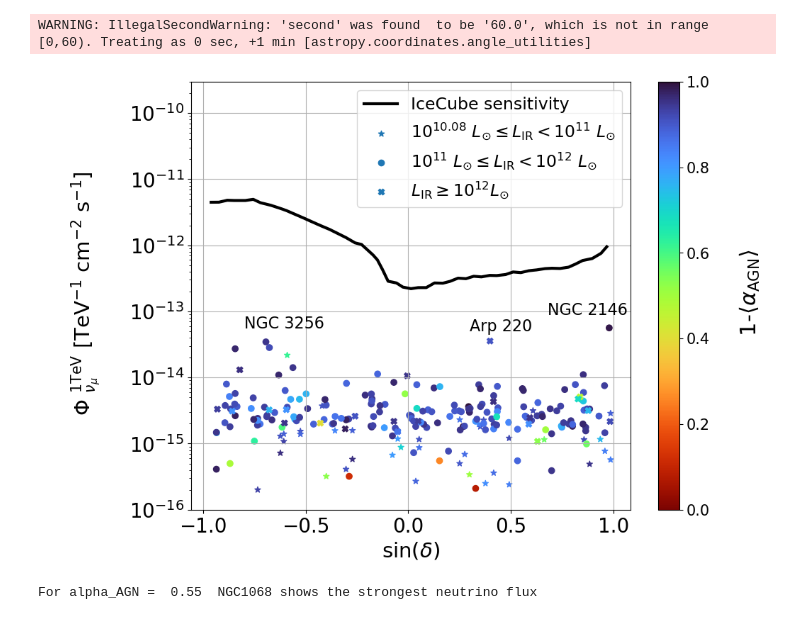
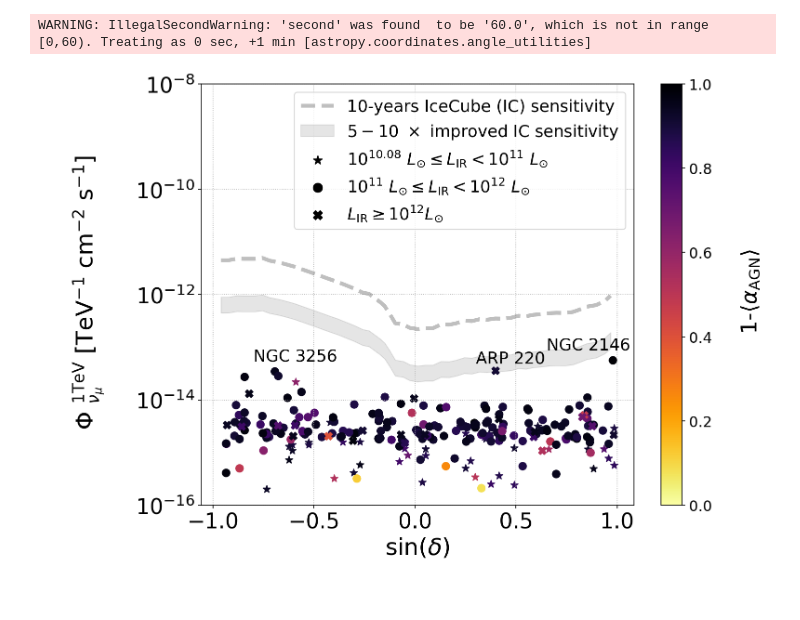
Before and after one commit to YarnoMerckx/neutrino-flux-GOALS-galaxies, a Jupyter notebook: GOALS_flux_predictions.ipynb, the cells around one changed output. Cells and saved outputs as stored; diff of their text form; code cells hidden in the pictures.

```diff
--- a/GOALS_flux_predictions.ipynb
+++ b/GOALS_flux_predictions.ipynb
@@ -105,47 +87,59 @@ WARNING: IllegalSecondWarning: 'second' was found  to be '60.0', which is not in
 Sindec_IceCube_sens = np.loadtxt("sindec_10years")
 Flux_IceCube_sens = np.loadtxt("Fluxsens_10years")
 # %%
-plt.figure(figsize=(10,8), dpi= 100, facecolor='w', edgecolor='k')
+plt.figure(figsize=(10,8), dpi= 150, facecolor='w', edgecolor='k')
+plt.grid(ls = 'dotted')
+#NGC1068_dec = -0.013281 #deg
+plt.plot(Sindec_IceCube_sens,Flux_IceCube_sens, label = '10-years IceCube (IC) sensitivity',linewidth = 4,
+         color = 'grey', ls = 'dashed',alpha = 0.5)
+plt.fill_between(Sindec_IceCube_sens,Flux_IceCube_sens/5,Flux_IceCube_sens/10,
+                 color='grey',alpha = 0.2,label = '$5-10~\\times$ improved IC sensitivity')
 
 
-plt.grid()
-#plt.scatter(c_rad_sin_irg,FTeV_irg*(1e3/pow(1e3,2)),vmin=0,vmax=1,s = (1-AGNfracs_irg)*60 ,marker = '*', c = (1-AGNfracs_irg),cmap = "turbo_r", label = '$ 10^{10.08}~L_{\odot} \leq L_{\mathrm{IR}} < 10^{11}~L_{\odot}$')
-#plt.scatter(c_rad_sin_lirg,FTeV_lirg*(1e3/pow(1e3,2)),vmin=0,vmax=1 , s = (1-AGNfracs_lirg)*60 , marker = 'o',c = (1-AGNfracs_lirg),cmap = "turbo_r", label = '$10^{11}~L_{\odot} \leq L_{\mathrm{IR}} < 10^{12}~L_{\odot}$')
-#plt.scatter(c_rad_sin_ulirg,FTeV_ulirg*(1e3/pow(1e3,2)), vmin = 0, vmax = 1,s = (1-AGNfracs_ulirg)*60 ,marker='X',c = (1-AGNfracs_ulirg),cmap = "turbo_r", label = '$L_{\mathrm{IR}} \geq 10^{12} L_{\odot}$')
+#NGC1068_sindec = np.sin(np.deg2rad(NGC1068_dec))
 
-plt.scatter(c_rad_sin_irg,FTeV_irg*(1e3/pow(1e3,2)),vmin=0,vmax=1 ,marker = '*', c = (1-AGNfracs_irg),cmap = "turbo_r", label = '$ 10^{10.08}~L_{\odot} \leq L_{\mathrm{IR}} < 10^{11}~L_{\odot}$')
-plt.scatter(c_rad_sin_lirg,FTeV_lirg*(1e3/pow(1e3,2)),vmin=0,vmax=1 , marker = 'o',c = (1-AGNfracs_lirg),cmap = "turbo_r", label = '$10^{11}~L_{\odot} \leq L_{\mathrm{IR}} < 10^{12}~L_{\odot}$')
-plt.scatter(c_rad_sin_ulirg,FTeV_ulirg*(1e3/pow(1e3,2)), vmin = 0, vmax = 1 ,marker='X',c = (1-AGNfracs_ulirg),cmap = "turbo_r", label = '$L_{\mathrm{IR}} \geq 10^{12} L_{\odot}$')
+#plt.scatter(NGC1068_sindec,NGC1068_1*(1e3/pow(1e3,2)),vmin=0,vmax=1 , marker = 'o',c = (1-0),cmap = "turbo_r",s=60)
+#plt.text(NGC1068_sindec+0.05,NGC1068_1*(1e3/pow(1e3,2)), s= 'NGC 1068', fontsize = 18)
 
-#plt.text(0.30,9e-14, s= 'Arp 220',fontsize = 16)
-plt.text(0.30,5e-14, s= 'Arp 220',fontsize = 16)
 
-plt.plot(Sindec_IceCube_sens,Flux_IceCube_sens, label = 'IceCube sensitivity',linewidth = 3, color = 'k')
-#plt.text(0.68, 1.7e-13, s= 'NGC 2146',fontsize = 16)
-plt.text(0.68, 9e-14, s= 'NGC 2146',fontsize = 16)
-#plt.text(-0.80,8e-14,s = 'NGC 3256',fontsize = 16)
-plt.text(-0.80,5.5e-14,s = 'NGC 3256',fontsize = 16)
+cmap = 'inferno_r'#turbo_r
+plt.scatter(c_rad_sin_irg,FTeV_irg*(1e3/pow(1e3,2)),vmin=0,vmax=1 ,marker = '*',
+            c = (1-AGNfracs_irg),cmap = cmap, label = '$ 10^{10.08}~L_{\odot} \leq L_{\mathrm{IR}} < 10^{11}~L_{\odot}$',s=60)
+plt.scatter(c_rad_sin_lirg,FTeV_lirg*(1e3/pow(1e3,2)),vmin=0,vmax=1 , marker = 'o',
+            c = (1-AGNfracs_lirg),cmap = cmap, label = '$10^{11}~L_{\odot} \leq L_{\mathrm{IR}} < 10^{12}~L_{\odot}$', s=60)
+plt.scatter(c_rad_sin_ulirg,FTeV_ulirg*(1e3/pow(1e3,2)), vmin = 0, vmax = 1 ,marker='X',
+            c = (1-AGNfracs_ulirg),cmap = cmap, label = '$L_{\mathrm{IR}} \geq 10^{12} L_{\odot}$', s= 60)
+
+plt.text(0.30,5e-14, s= 'ARP 220',fontsize = 17)
+
+
+plt.text(0.65, 9e-14, s= 'NGC 2146',fontsize = 17)
+plt.text(-0.80,5.5e-14,s = 'NGC 3256',fontsize = 17)
 cb = plt.colorbar()
 cb.ax.tick_params(labelsize=15)
 
 
-plt.ylim(1e-16,3e-10)
+#plt.ylim(1e-16,5e-9)
+plt.ylim(1e-16,1e-8)
 plt.yscale('log')
-plt.xlabel('$\sin(\\delta$)',fontsize = 21)
-plt.ylabel('\n $\\Phi~^{\mathrm{1TeV}}_{\\nu_\\mu}$ [TeV$^{-1}$ cm$^{-2}$ s$^{-1}$] \n', fontsize = 21)
-plt.yticks(fontsize = 20)
-plt.xticks([-1.00, -0.50 , 0.0, 0.50, 1.00 ],fontsize = 20)
+plt.xlabel('$\sin(\\delta$)',fontsize = 24)
+plt.ylabel('\n $\\Phi~^{\mathrm{1TeV}}_{\\nu_\\mu}$ [TeV$^{-1}$ cm$^{-2}$ s$^{-1}$] \n', fontsize = 24)
+plt.yticks(fontsize = 22)
+plt.xticks([-1.00, -0.50 , 0.0, 0.50, 1.00 ],fontsize = 22)
 cb.set_label(label = '\n 1-$\\langle \\alpha_{\\mathrm{AGN}} \\rangle$', fontsize = 22)
-plt.legend(fontsize = 17)
-plt.savefig("/Users/yarno/Documents/PhD/Pictures/fluxsindecpaper.pdf",bbox_inches="tight")
+lgnd = plt.legend(fontsize = 17)
+ax = plt.gca()
+
+
+lgnd.legendHandles[2]._sizes = [85]
+lgnd.legendHandles[2].set_color('k')
+
+lgnd.legendHandles[3]._sizes = [85]
+lgnd.legendHandles[3].set_color('k')
+
+lgnd.legendHandles[4]._sizes = [85]
+lgnd.legendHandles[4].set_color('k')
+
+plt.savefig("/Users/yarno/Documents/PhD/Pictures/fluxsindecpaper_v2.pdf",bbox_inches="tight")
 # %% [output]
-[figure, old version]
+[figure, new version]
-# %%
-for i in np.arange(0,1,0.01):
-    ngc1068_flux = Flux(1e3, 200, 500, 1000,150, 4.0, 1e8, (1-i)*0.51,15.9)
-    ngc2146_flux = Flux(1e3, 200, 500, 1000,150, 4.0, 1e8, 0.28,17.5)
-    if ngc1068_flux < ngc2146_flux:
-        print("For alpha_AGN = ", i, " NGC1068 shows the strongest neutrino flux")
-        break
-# %% [output]
-For alpha_AGN =  0.55  NGC1068 shows the strongest neutrino flux
```
Also changed, not shown: parts of 12 cells of this notebook, 3 other files.
